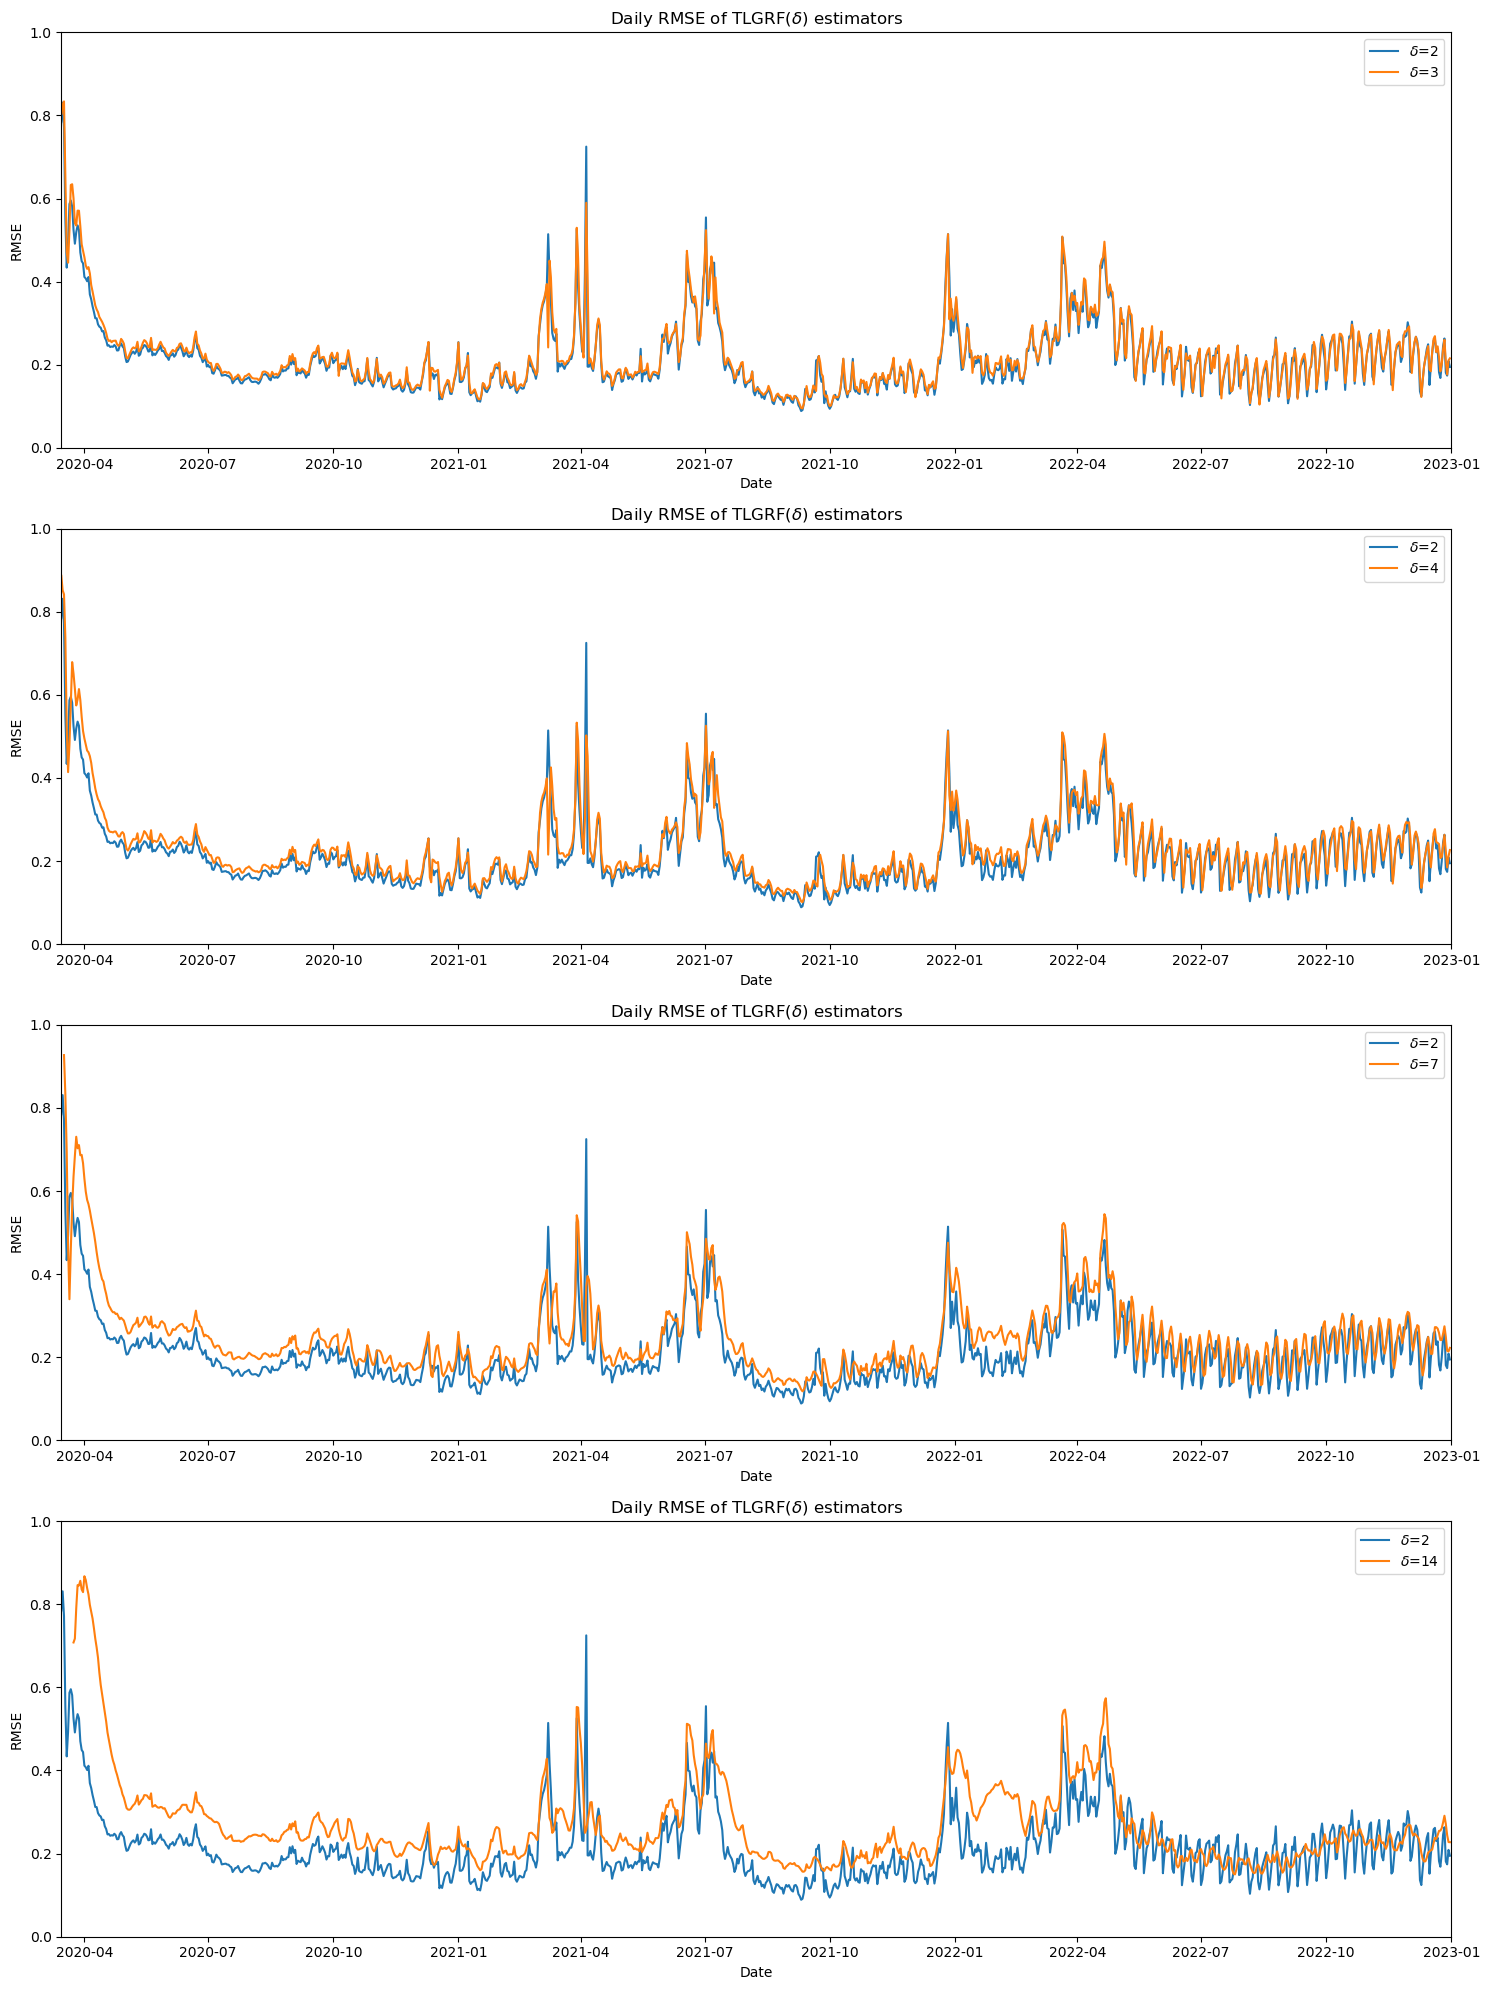
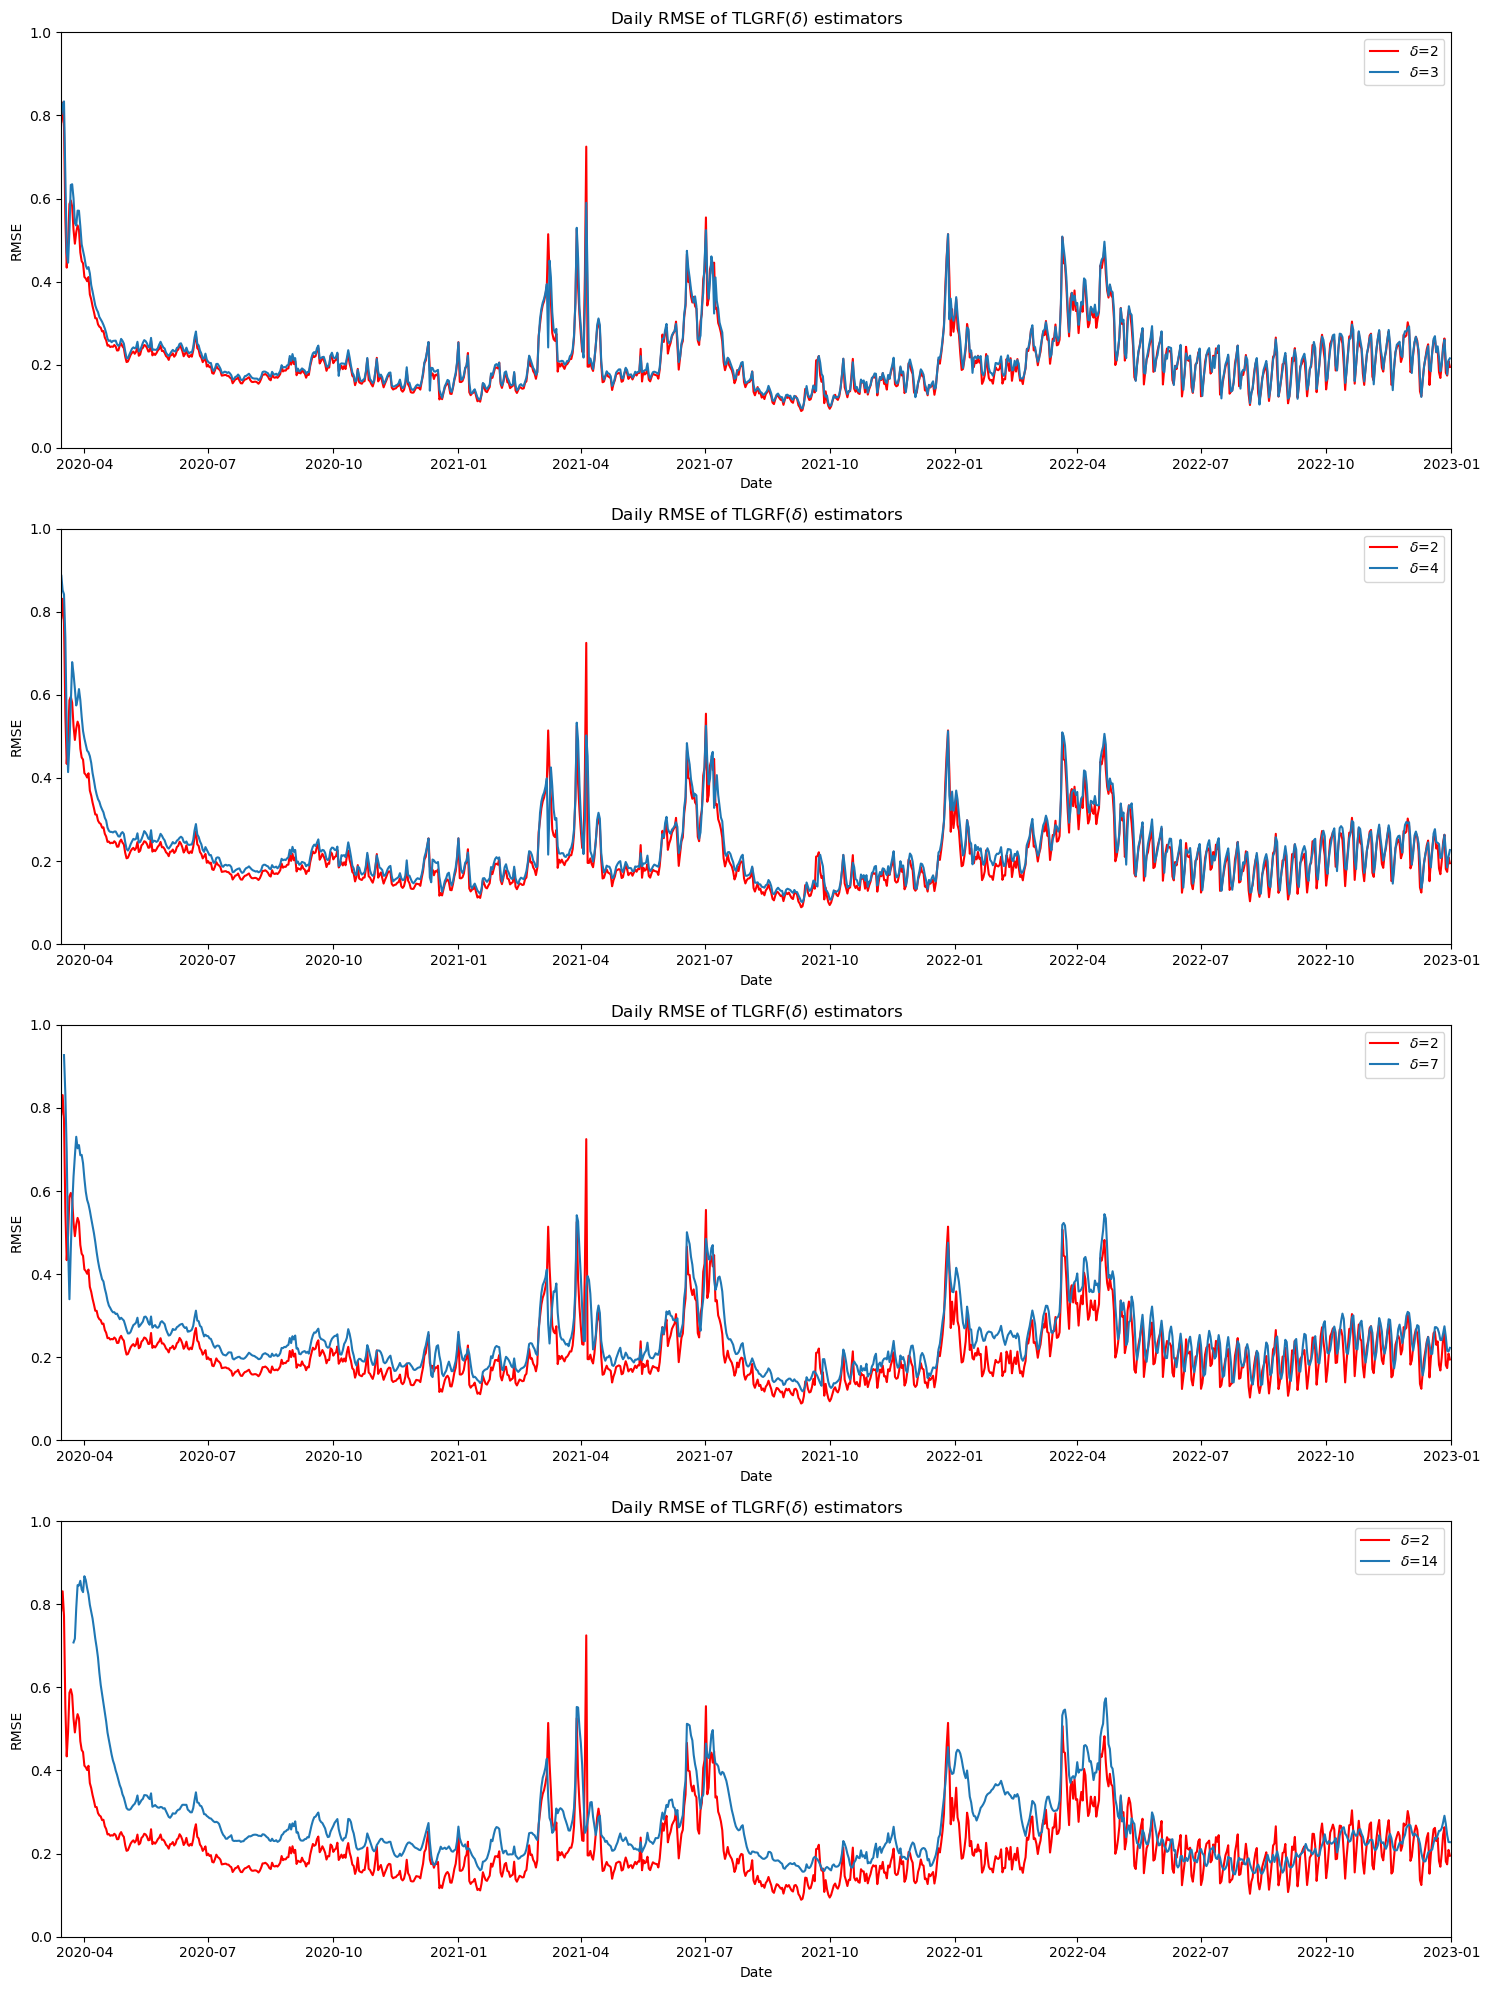
Unified diff of the notebook cell whose output changed from the first chart to the second:
--- before
+++ after
@@ -1,5 +1,5 @@
 fig, axes = plt.subplots(len(delta_list[1:]), 1, figsize=(15,20))
 for i, delta in enumerate(delta_list[1:]):
-    axes[i].plot(TLGRF_delta_performance["RMSE_delta={}".format(2)], label="$\delta$={}".format(2))
+    axes[i].plot(TLGRF_delta_performance["RMSE_delta={}".format(2)], label="$\delta$={}".format(2), color="red")
     axes[i].plot(TLGRF_delta_performance["RMSE_delta={}".format(delta)], label="$\delta$={}".format(delta))
     axes[i].set(title='Daily RMSE of TLGRF($\delta$) estimators', xlabel='Date', ylabel='RMSE')

Commit: TLGRF to red in delta